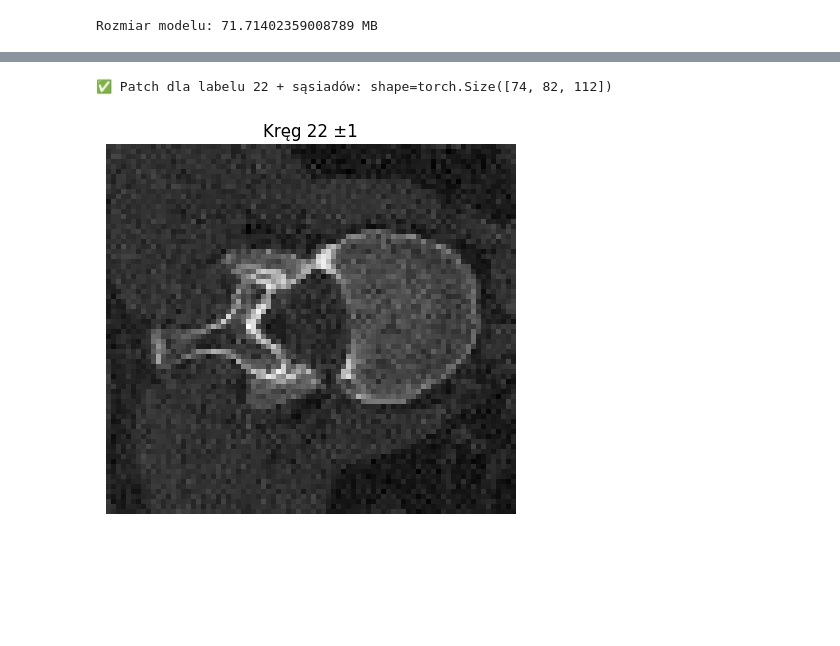
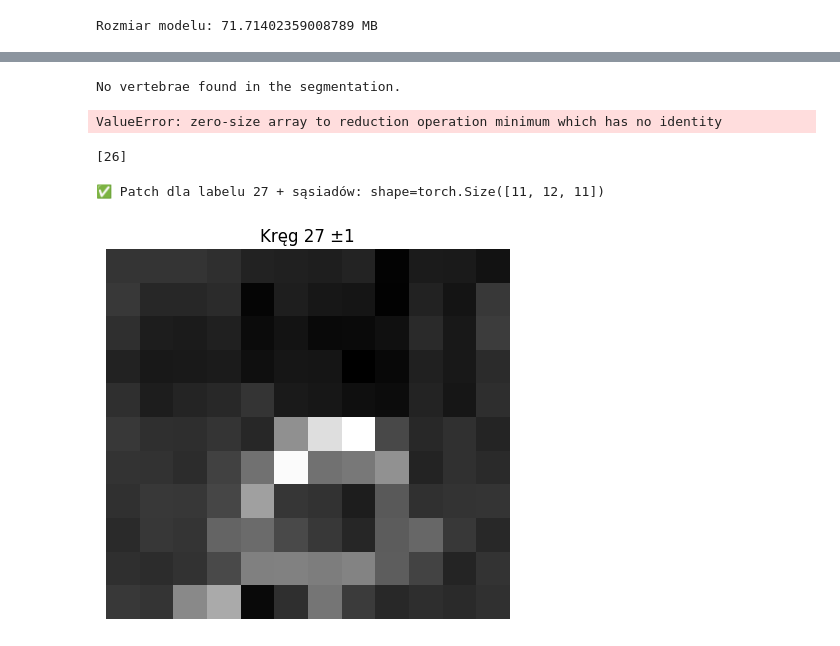
Before and after one commit to Matthev00/vertabrae_cls, a Jupyter notebook: notebooks/seg.ipynb, the cells around one changed output, grey strips where cells are left out. Drawn from its saved outputs; the diff is of its cells as text; code cells hidden in the pictures; blank space fills up the shorter version.

Commit message:
feat: adv mnotebook for manual vertabrae extracting

```diff
--- a/notebooks/seg.ipynb
+++ b/notebooks/seg.ipynb
@@ -429,7 +100,7 @@ def load_dicom_series_with_metadata(dicom_dir):
     return tensor, series_description, metadata
 
 # Przykład użycia
-dicom_root_folder = "/media/mateusz/DATA/downloads/inz/MM M 62"
+dicom_root_folder = "/media/mateusz/DATA/downloads/inz/RM M 40"
 series_tensors = {}
 
 for root, dirs, files in os.walk(dicom_root_folder):
@@ -449,7 +120,7 @@ selected_metadata = None
 
 # 1. Szukaj serii "kosci"
 for series_description, data in series_tensors.items():
-    if "kosci" in series_description.lower():
+    if "szyjny kosci" in series_description.lower():
         selected_tensor = data["tensor"]
         selected_metadata = data["metadata"]
         selected_description = series_description
@@ -633,0 +340,27 @@ plt.show()
+# %%
+target_vertebrae = "Th9"
+target_size = (64, 64, 64)
+# %%
+target_label = VERTEBRAE_MAP.get(target_vertebrae)
+if target_label is None:
+    raise ValueError(f"Invalid target vertebrae: {target_vertebrae}")
+
+labels = [target_label]
+if target_size is None:
+    labels.extend([max(18, target_label - 1), min(41, target_label + 1)])
+
+mask = np.isin(segmentation, labels).astype(np.uint8)
+
+coords = np.array(mask.nonzero())
+if coords.shape[1] == 0:
+    print("No vertebrae found in the segmentation.")
+
+zmin, ymin, xmin = coords.min(axis=1)
+zmax, ymax, xmax = coords.max(axis=1)
+# %% [output]
+No vertebrae found in the segmentation.
+ValueError: zero-size array to reduction operation minimum which has no identity
+# %%
+labels
+# %% [output]
+[26]
@@ -634,3 +408,10 @@ plt.show()
+# %%
+import matplotlib.pyplot as plt
+
+mid = output_tensor.shape[2] // 2
+plt.imshow(output_tensor[:, :, mid], cmap="gray")
+plt.axis("off")
+plt.show()
 # %%
 import matplotlib.pyplot as plt
 import numpy as np
@@ -660,33 +441,33 @@ def extract_patch_with_neighbors(segmentation, input_tensor, center_label, margi
         print("⚠️ Brak voxeli w masce łączonej.")
         return None
 
     zmin, ymin, xmin = coords.min(axis=1)
     zmax, ymax, xmax = coords.max(axis=1)
 
     zmin = max(zmin - margin, 0)
     ymin = max(ymin - margin, 0)
     xmin = max(xmin - margin, 0)
     zmax = min(zmax + margin, segmentation.shape[0])
     ymax = min(ymax + margin, segmentation.shape[1])
     xmax = min(xmax + margin, segmentation.shape[2])
 
     # Wytnij z input_tensor: (1, 1, D, H, W)
     patch = input_tensor[:, :, zmin:zmax, ymin:ymax, xmin:xmax]
     patch_tensor = patch.squeeze().detach().cpu()  # (D, H, W)
 
     print(f"✅ Patch dla labelu {center_label} + sąsiadów: shape={patch_tensor.shape}")
 
     # Wizualizacja slice Z
     mid = patch_tensor.shape[2] // 2
     plt.imshow(patch_tensor[:, :, mid], cmap="gray")
     plt.title(f"Kręg {center_label} ±{neighbor_range}")
     plt.axis("off")
     plt.show()
 
     return patch_tensor
 
 # Przykład: vertebrae_L1 → label 22
-patch_L1 = extract_patch_with_neighbors(segmentation, input_tensor, center_label=22)
+patch_L1 = extract_patch_with_neighbors(segmentation, input_tensor, center_label=27)
 # %% [output]
-✅ Patch dla labelu 22 + sąsiadów: shape=torch.Size([74, 82, 112])
+✅ Patch dla labelu 27 + sąsiadów: shape=torch.Size([11, 12, 11])
-[figure, old version]
+[figure, new version]
```
Also changed, not shown: parts of 41 cells of this notebook.
